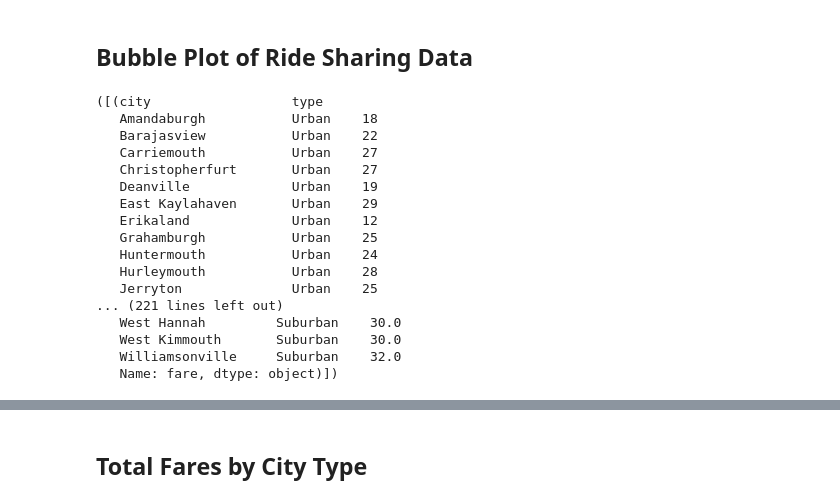
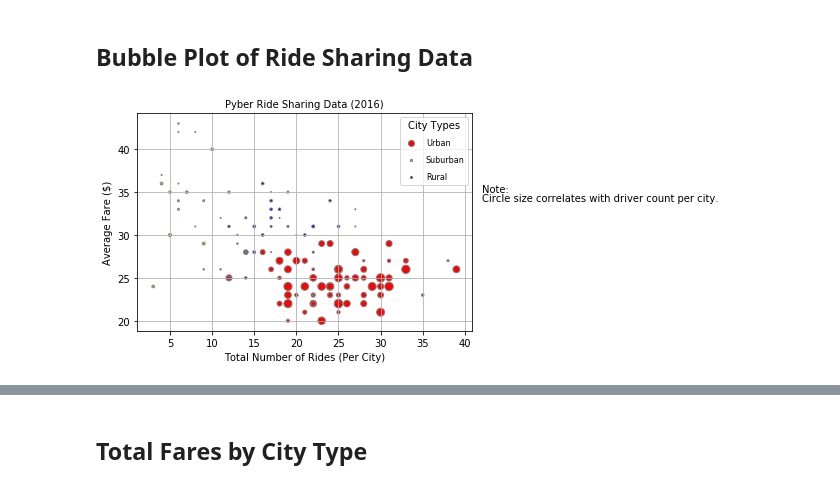
Before and after one commit to nagaraj9b/Matplotlib, a Jupyter notebook: pyber_starter.ipynb, the cells around one changed output, grey strips where cells are left out. Saved outputs shown, nothing was run; the diff lists cells and outputs as text; code cells hidden in the pictures.

```diff
--- a/pyber_starter.ipynb
+++ b/pyber_starter.ipynb
@@ -60,75 +49,39 @@ Suburbangpby = Suburban.groupby(["city","type"])
 ## Bubble Plot of Ride Sharing Data
 # %%
 # Obtain the x and y coordinates for each of the three city types
-x_axis = []
-y_axis = []
-
-g1 = [(urbangpby["ride_id"].count() ,round(urbangpby["fare"].mean(),0).map("{:,}".format))]
-g2 = [(Ruralgpby["ride_id"].count() ,round(Ruralgpby["fare"].mean(),0).map("{:,}".format))]
-g3 = [(Suburbangpby["ride_id"].count() ,round(Suburbangpby["fare"].mean(),0).map("{:,}".format))]
-
-# x_axisu = urbangpby["ride_id"].count()
-# y_axisu = round(urbangpby["fare"].mean(),0)
-
-# x_axisr = Ruralgpby["ride_id"].count()
-# y_axisr = round(Ruralgpby["fare"].mean(),0)
-
-# x_axisu.head()
-
-# cityridegpby.head()
-# x_axis = cityridegpby["ride_id"].count()
-# y_axis = round(cityridegpby["fare"].mean(),0)
-# y_axis
 
 
-# # Build the scatter plots for each city types
+g1 = (urbangpby["ride_id"].count() ,round(urbangpby["fare"].mean(),0), urbangpby["driver_count"].max())
+g2 = (Ruralgpby["ride_id"].count() ,round(Ruralgpby["fare"].mean(),0),Ruralgpby["driver_count"].max())
+g3 = (Suburbangpby["ride_id"].count() ,round(Suburbangpby["fare"].mean(),0),Ruralgpby["driver_count"].max())
 
-# # sct = plt.scatter(x_axis, y_axis, c=color, s=area, linewidths=2, edgecolor='w')
-# # sct.set_alpha(0.75)
 
 
 data = (g1, g2, g3)
-colors = ("orange", "yellow", "blue")
+colors = ("r", "y", "b")
 groups = ("Urban", "Suburban", "Rural")
-
-data[0][]
 
 
 
-
-# [(x_axis, y_axis)] = data
-# ax.scatter(x, y, alpha=0.8, c=color, edgecolors='black', s=x, label=group)
-
-# Incorporate the other graph properties
-# plt.scatter(data[0][0], y_axisu, marker="o", facecolors=colors, edgecolors="black",s=x_axisu,alpha=0.75)
-# plt.scatter(x_axisu, y_axisu, marker="o", facecolors="yellow", edgecolors="black",s=x_axisr,alpha=0.75)
+for data, color, group in zip(data, colors, groups):
+    x, y,size= data
+    plt.scatter(x, y, alpha=1, c=color, edgecolors='gray', s=size, label=group)
+    plt.legend(loc='upper right', frameon=True, labelspacing=1, title='City Types', fontsize=8)
 
 
-# # # Create a legend
-# plt.title("Pyber Ride Sharing Data")
-# plt.xlabel("Total Number of Rides (Per City)")
-# plt.ylabel("Average Fare ($)")
+# Create a legend
+plt.grid(True)
+plt.title("Pyber Ride Sharing Data (2016)",fontsize=10)
+plt.xlabel("Total Number of Rides (Per City)")
+plt.ylabel("Average Fare ($)")
 
 
 # # Incorporate a text label regarding circle size
+plt.text(42,35,"Note:")
+plt.text(42,34,"Circle size correlates with driver count per city.")
 
 # Save Figure
+plt.savefig("../Images/scatterplot.png")
 # %% [output]
-([(city                  type
-   Amandaburgh           Urban    18
-   Barajasview           Urban    22
-   Carriemouth           Urban    27
-   Christopherfurt       Urban    27
-   Deanville             Urban    19
-   East Kaylahaven       Urban    29
-   Erikaland             Urban    12
-   Grahamburgh           Urban    25
-   Huntermouth           Urban    24
-   Hurleymouth           Urban    28
-   Jerryton              Urban    25
-... (221 lines left out)
-   West Hannah         Suburban    30.0
-   West Kimmouth       Suburban    30.0
-   Williamsonville     Suburban    32.0
-   Name: fare, dtype: object)])
+[figure, added]
 # %%
```
Also changed, not shown: parts of 5 cells of this notebook.
